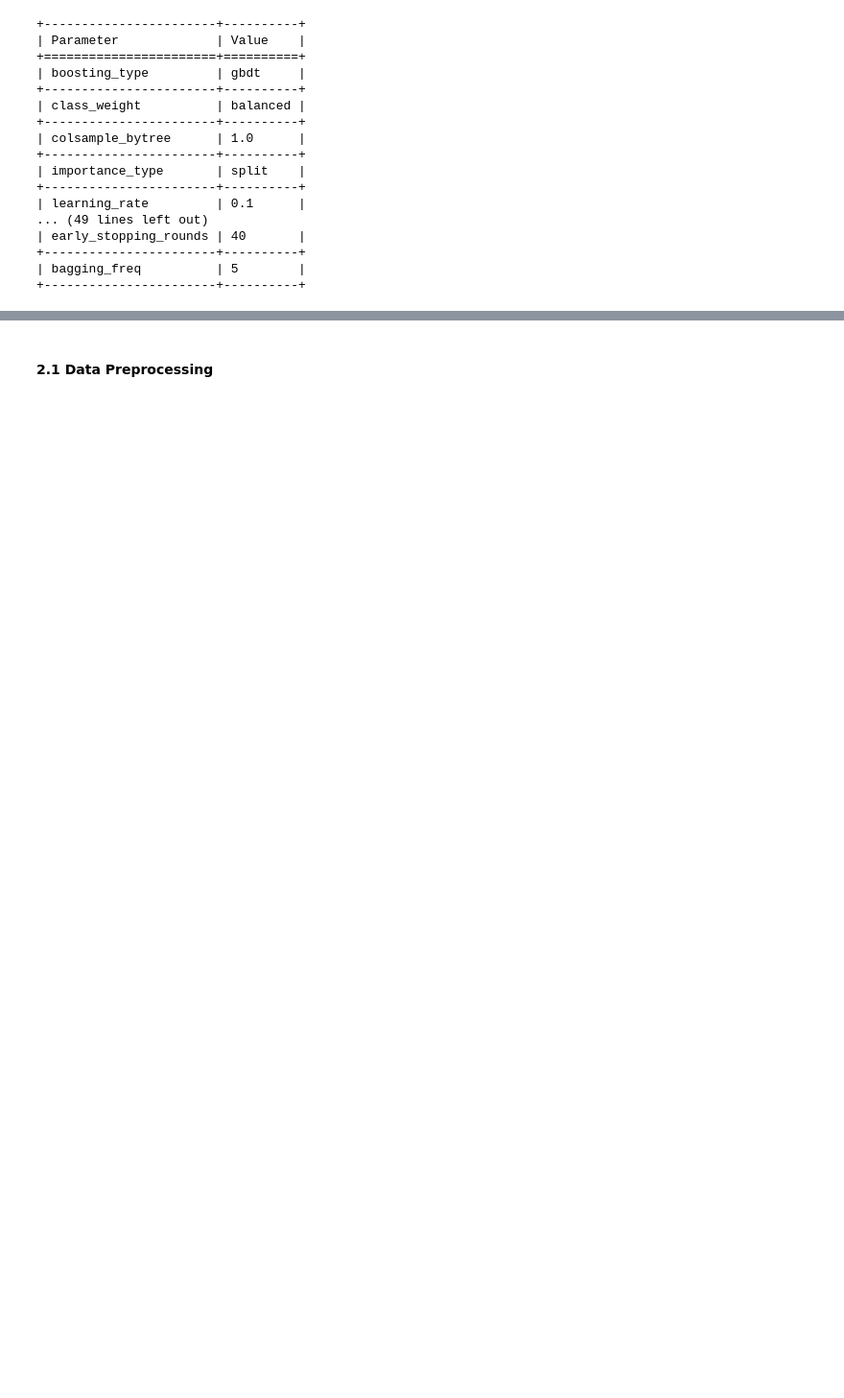
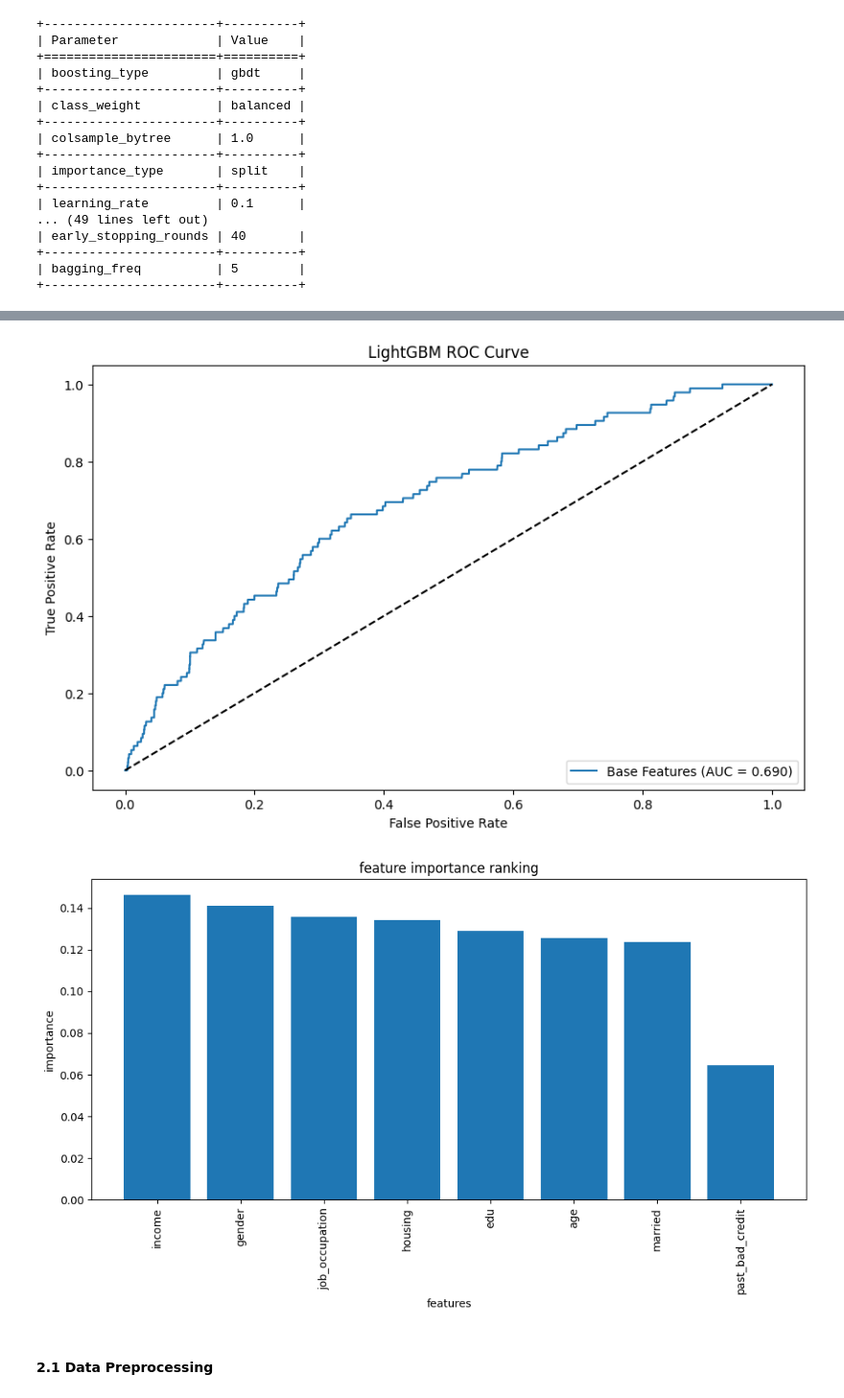
Before and after one commit to yeyechen/HKU-MFIN7034-ML, a Jupyter notebook: coursework_3.ipynb, the cells around one changed output, grey strips where cells are left out. Shown: that part at 96% size. Drawn from its saved outputs; the diff is of its cells as text; code cells hidden in the pictures; blank space fills up the shorter version.

```diff
--- a/coursework_3.ipynb
+++ b/coursework_3.ipynb
@@ -514,18 +406,12 @@ def run_lightgbm(features_df, target_series, model_name="", plot=True):
     fpr, tpr, _ = roc_curve(y_test, y_proba)
     auc_score = auc(fpr, tpr)
 
-    y_pred = best_gbm.predict(X_test)
-    accuracy = metrics.accuracy_score(y_test, y_pred)
-    precision = metrics.precision_score(y_test, y_pred)
-    recall = metrics.recall_score(y_test, y_pred)
-    f1_score = 2 * precision * recall / (precision + recall)
-
     feature_importances = best_gbm.feature_importances_
 
     if plot:
         # plot ROC curve
         plt.figure(figsize=(10, 6))
-        plt.plot(fpr, tpr, label=f"{model_name} (AUC = {auc_score:.3f}, Accuracy = {accuracy:.3f}, Precision = {precision:.3f}, Recall = {recall:.3f}, F1-Score = {f1_score:.3f})")
+        plt.plot(fpr, tpr, label=f"{model_name} (AUC = {auc_score:.3f})")
         plt.plot([0, 1], [0, 1], "k--")
         plt.xlabel("False Positive Rate")
         plt.ylabel("True Positive Rate")
@@ -631,3 +510,17 @@ print(tabulate(
 +-----------------+--------------+
+# %%
+# handle age=9999 by filling with median age
+credit_risk_processed_df = credit_risk_df.copy()
+median_age = credit_risk_processed_df.loc[credit_risk_processed_df['age'] != 9999, 'age'].median()
+credit_risk_processed_df['age'] = credit_risk_processed_df['age'].replace(9999, median_age)
+
+_ = run_lightgbm(
+    credit_risk_processed_df.drop("default_label", axis=1),
+    credit_risk_processed_df["default_label"],
+    model_name="Base Features"
+)
+# %% [output]
+[figure, added]
+[figure, added]
 # %% [markdown]
 #### 2.1 Data Preprocessing
```
Also changed, not shown: parts of 36 cells of this notebook.
